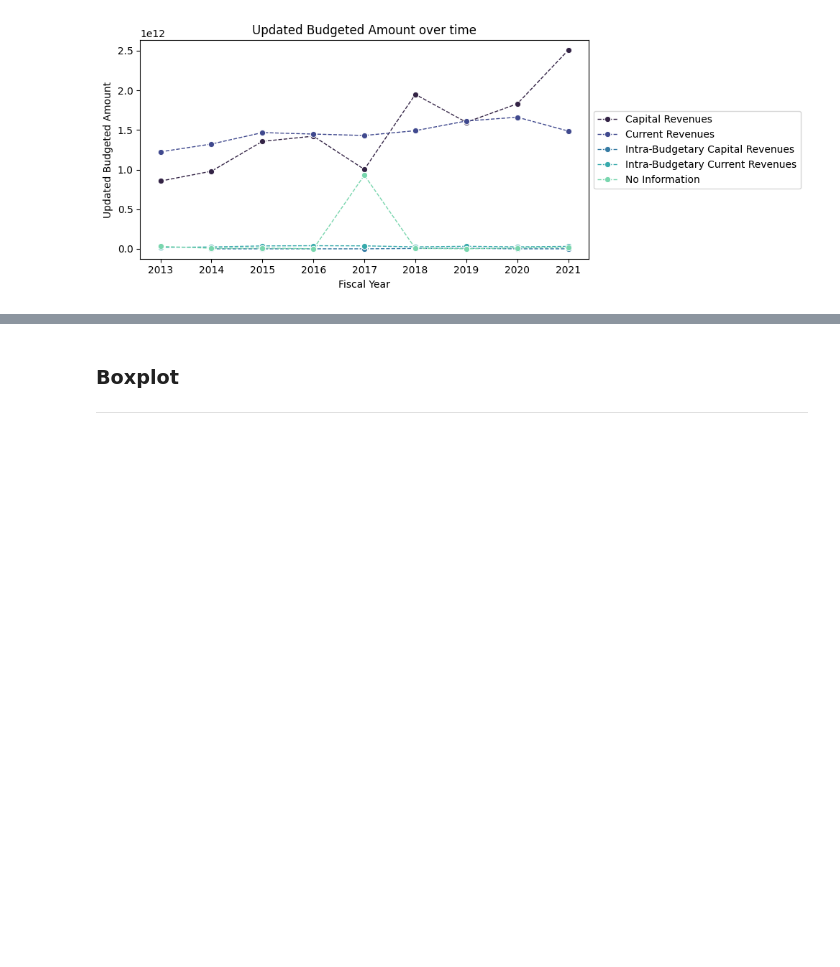
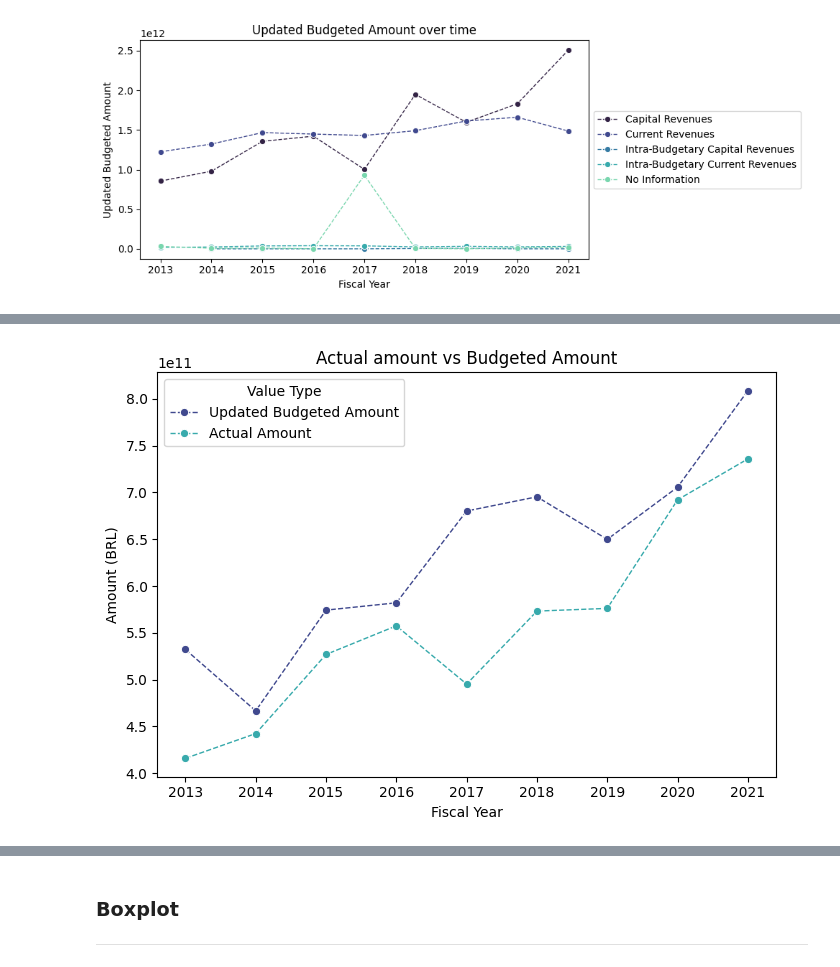
Before and after one commit to SupernovaIa/DataProject-Brasil-Public-Income-EDA, a Jupyter notebook: notebook/04-Phase-DataVisualization.ipynb, the cells around one changed output, grey strips where cells are left out. Saved outputs shown, nothing was run; the diff lists cells and outputs as text; code cells hidden in the pictures; blank space fills up the shorter version.

```diff
--- a/notebook/04-Phase-DataVisualization.ipynb
+++ b/notebook/04-Phase-DataVisualization.ipynb
@@ -206,0 +209,4 @@ time_evolution(df_years, 'Updated Budgeted Amount')
+# %%
+# For this purpose we have to stack the dataframe including a column for the Value Type
+df_melt = df_years.melt(id_vars="Fiscal Year", value_vars=["Updated Budgeted Amount", "Actual Amount"], var_name="Value Type", value_name="Amount")
+df_melt.head()
@@ -206,0 +220,21 @@ time_evolution(df_years, 'Updated Budgeted Amount')
+# %%
+plt.figure(figsize = (7, 5))
+
+sns.lineplot(x="Fiscal Year",
+            y="Amount",
+            hue = "Value Type",
+            data= df_melt,
+            marker = "o",
+            linestyle = 'dashed',
+            linewidth = 1,
+            palette="mako",
+            errorbar = None,
+            )
+
+plt.title("Actual amount vs Budgeted Amount")
+plt.xlabel("Fiscal Year")
+plt.ylabel("Amount (BRL)")
+plt.tight_layout()
+plt.show()
+# %% [output]
+[figure, added]
```
Also changed, not shown: parts of 10 cells of this notebook.
